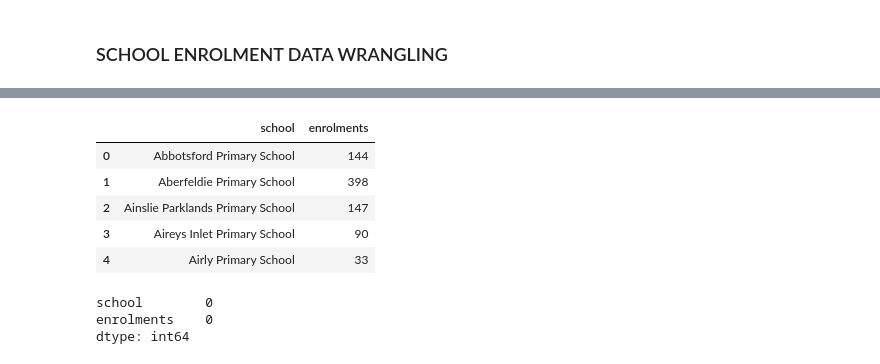
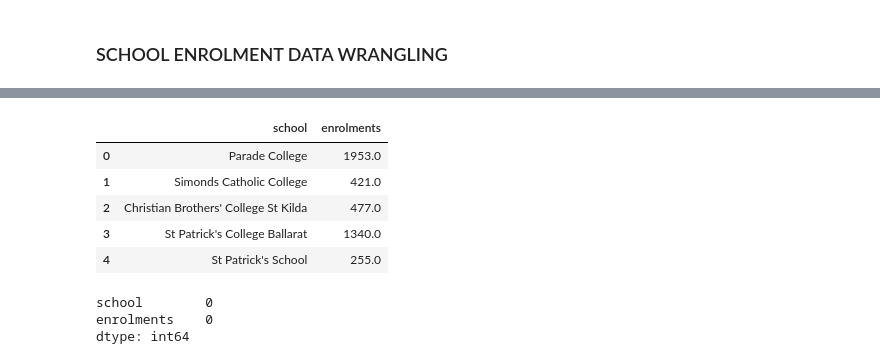
Before and after one commit to DLMPO/Coursera_Capstone, a Jupyter notebook: Capstone Assignment.ipynb, the cells around one changed output, grey strips where cells are left out. Saved outputs shown, nothing was run; the diff lists cells and outputs as text; code cells hidden in the pictures.

```diff
--- a/Capstone Assignment.ipynb
+++ b/Capstone Assignment.ipynb
@@ -123,16 +123,15 @@ df_melbpostcodes.head()
 # %%
-#Keep only the necessary rows, rename columns appropriately and cast the float values column to integer
-df_enrol = df_enrol[['Row Labels','Grand Total']]
-df_enrol = df_enrol.rename(columns={"Row Labels": "school", "Grand Total": "enrolments"})
-df_enrol.enrolments = df_enrol.enrolments.astype(int)
+#Keep only the necessary columns and rename them appropriately
+df_enrol = df_enrol[['School_Name','Grand Total""']]
+df_enrol = df_enrol.rename(columns={"School_Name": "school", 'Grand Total""': "enrolments"})
 df_enrol.head()
 # %% [output]
 |  | school | enrolments |
-| 0 | Abbotsford Primary School | 144 |
-| 1 | Aberfeldie Primary School | 398 |
-| 2 | Ainslie Parklands Primary School | 147 |
-| 3 | Aireys Inlet Primary School | 90 |
-| 4 | Airly Primary School | 33 |
+| 0 | Parade College | 1953.0 |
+| 1 | Simonds Catholic College | 421.0 |
+| 2 | Christian Brothers' College St Kilda | 477.0 |
+| 3 | St Patrick's College Ballarat | 1340.0 |
+| 4 | St Patrick's School | 255.0 |
 # %%
 #Check for any null values
 df_enrol.isnull().sum()
```
Also changed, not shown: parts of 24 cells of this notebook.
